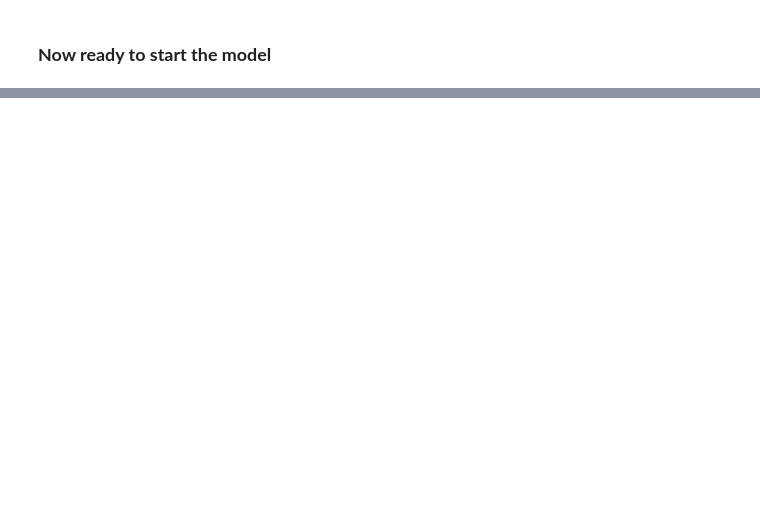
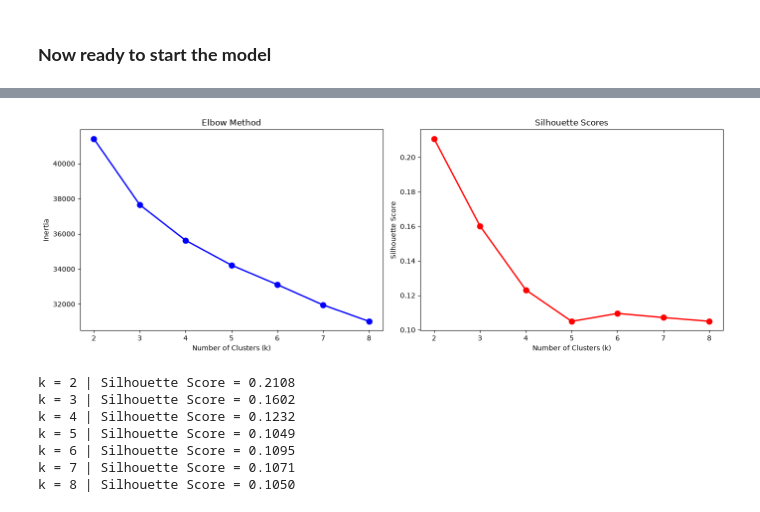
Before and after one commit to Mina-Makram-001/2B_Data_Science_Portfolio, a Jupyter notebook: Task_4_(Train_3_Unsupervised_ML_Models)/4_Model_Preperation.ipynb, the cells around one changed output, grey strips where cells are left out. Cells and saved outputs as stored; diff of their text form; code cells hidden in the pictures; blank space fills up the shorter version.

```diff
--- a/Task_4_(Train_3_Unsupervised_ML_Models)/4_Model_Preperation.ipynb
+++ b/Task_4_(Train_3_Unsupervised_ML_Models)/4_Model_Preperation.ipynb
@@ -725,0 +736,63 @@ for col in high_missing_cols:
+# %%
+features = df_countries.iloc[:, 3:-5].columns.to_list()
+
+# df_countries = (
+#     df_countries
+#     .groupby("country_code")[features]
+#     .mean()
+#     .reset_index()
+# )
+
+X = df_countries[features]
+# %%
+from sklearn.preprocessing import StandardScaler
+
+scaler = StandardScaler()
+
+X_scaled = scaler.fit_transform(X)
+# %%
+from sklearn.cluster import KMeans
+from sklearn.metrics import silhouette_score
+
+inertia = []
+silhouette_scores = []
+K_range = range(2, 9)
+
+# 1. Loop through possible cluster counts
+for k in K_range:
+    km = KMeans(n_clusters=k, random_state=42, n_init=10)
+    labels = km.fit_predict(X_scaled)
+
+    inertia.append(km.inertia_)
+    silhouette_scores.append(silhouette_score(X_scaled, labels))
+
+# 2. Plot Elbow Method & Silhouette Scores side-by-side
+fig, ax = plt.subplots(1, 2, figsize=(14, 5))
+
+# Elbow Curve
+ax[0].plot(K_range, inertia, "bo-", linewidth=2, markersize=8)
+ax[0].set_xlabel("Number of Clusters (k)")
+ax[0].set_ylabel("Inertia")
+ax[0].set_title("Elbow Method")
+
+# Silhouette Curve
+ax[1].plot(K_range, silhouette_scores, "ro-", linewidth=2, markersize=8)
+ax[1].set_xlabel("Number of Clusters (k)")
+ax[1].set_ylabel("Silhouette Score")
+ax[1].set_title("Silhouette Scores")
+
+plt.tight_layout()
+plt.show()
+
+# Print Silhouette Scores directly
+for k, score in zip(K_range, silhouette_scores):
+    print(f"k = {k} | Silhouette Score = {score:.4f}")
+# %% [output]
+[figure, added]
+k = 2 | Silhouette Score = 0.2108
+k = 3 | Silhouette Score = 0.1602
+k = 4 | Silhouette Score = 0.1232
+k = 5 | Silhouette Score = 0.1049
+k = 6 | Silhouette Score = 0.1095
+k = 7 | Silhouette Score = 0.1071
+k = 8 | Silhouette Score = 0.1050
```
Also changed, not shown: parts of 11 cells of this notebook.
